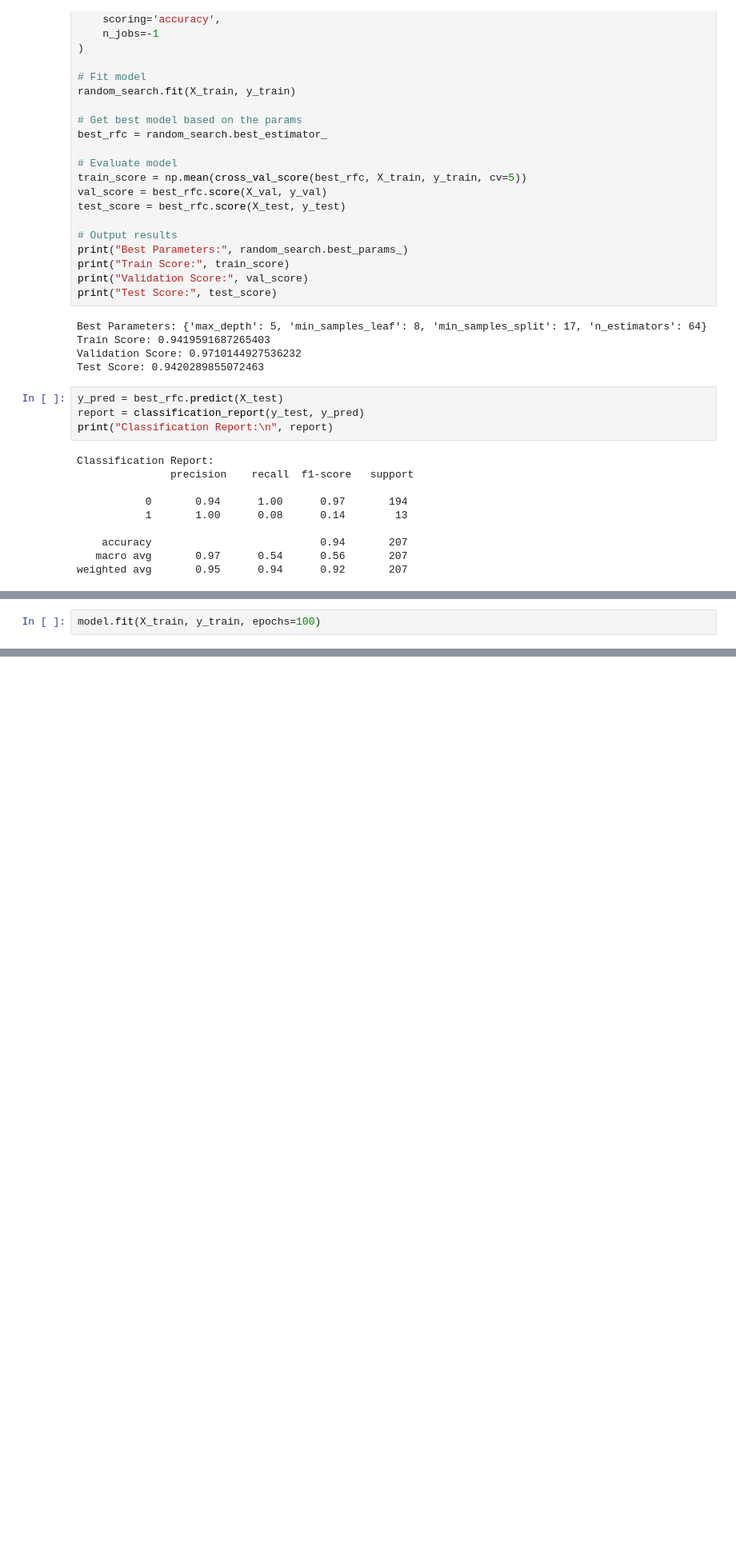
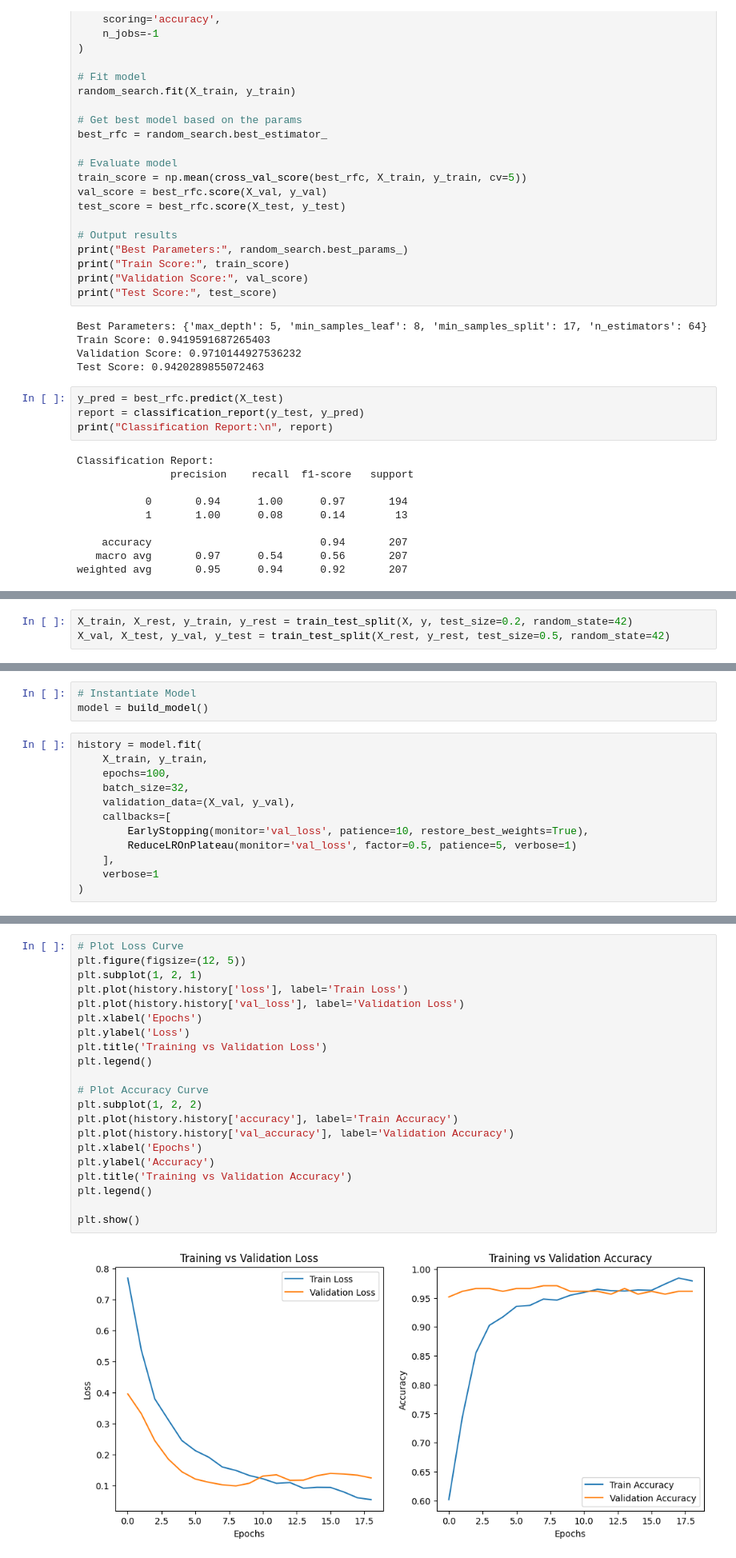
Before and after one commit to dburkhart07/Life-Expectancy-Predictor, a Jupyter notebook: Life_Expectancy_Predictor.ipynb, the cells around one changed output, grey strips where cells are left out. Shown at 80% size. Drawn from its saved outputs; the diff is of its cells as text; blank space fills up the shorter version.

Commit message:
Updated each model

```diff
--- a/Life_Expectancy_Predictor.ipynb
+++ b/Life_Expectancy_Predictor.ipynb
@@ -199,2 +130,0 @@ model.compile(optimizer='adam', loss='binary_crossentropy', metrics=['accuracy']
-# %%
-model.fit(X_train, y_train, epochs=100)
@@ -279,0 +141,3 @@ print("Accuracy: ", svc_accuracy)
+# %%
+X_train, X_rest, y_train, y_rest = train_test_split(X, y, test_size=0.2, random_state=42)
+X_val, X_test, y_val, y_test = train_test_split(X_rest, y_rest, test_size=0.5, random_state=42)
@@ -279,0 +175,15 @@ print("Accuracy: ", svc_accuracy)
+# %%
+# Instantiate Model
+model = build_model()
+# %%
+history = model.fit(
+    X_train, y_train,
+    epochs=100,
+    batch_size=32,
+    validation_data=(X_val, y_val),
+    callbacks=[
+        EarlyStopping(monitor='val_loss', patience=10, restore_best_weights=True),
+        ReduceLROnPlateau(monitor='val_loss', factor=0.5, patience=5, verbose=1)
+    ],
+    verbose=1
+)
@@ -279,0 +197,23 @@ print("Accuracy: ", svc_accuracy)
+# %%
+# Plot Loss Curve
+plt.figure(figsize=(12, 5))
+plt.subplot(1, 2, 1)
+plt.plot(history.history['loss'], label='Train Loss')
+plt.plot(history.history['val_loss'], label='Validation Loss')
+plt.xlabel('Epochs')
+plt.ylabel('Loss')
+plt.title('Training vs Validation Loss')
+plt.legend()
+
+# Plot Accuracy Curve
+plt.subplot(1, 2, 2)
+plt.plot(history.history['accuracy'], label='Train Accuracy')
+plt.plot(history.history['val_accuracy'], label='Validation Accuracy')
+plt.xlabel('Epochs')
+plt.ylabel('Accuracy')
+plt.title('Training vs Validation Accuracy')
+plt.legend()
+
+plt.show()
+# %% [output]
+[figure, added]
```
Also changed, not shown: parts of 39 cells of this notebook, 32 other files.
